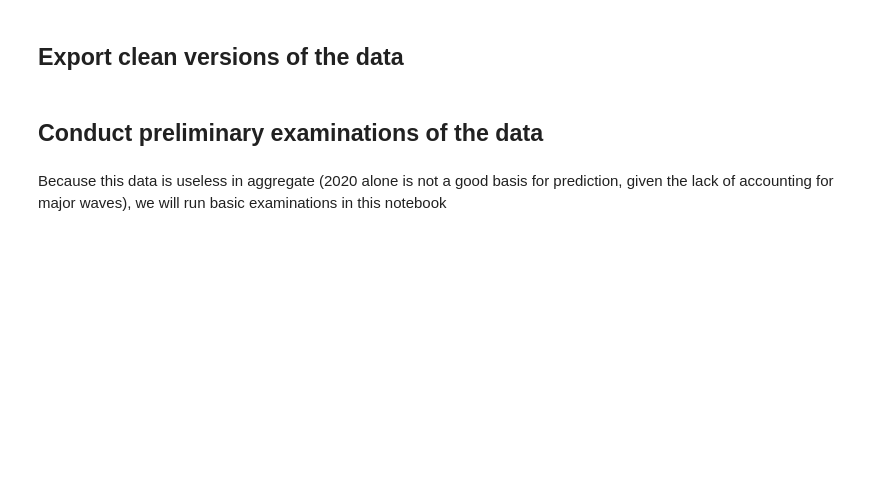
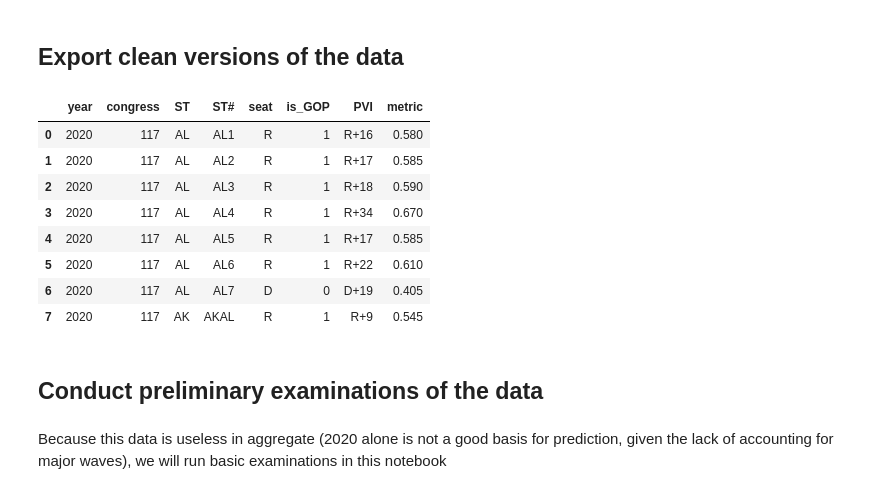
Before and after one commit to xadomatis/redistricting_project, a Jupyter notebook: cleaning/cleaning_117.ipynb, the cells around one changed output. Cells and saved outputs as stored; diff of their text form; code cells hidden in the pictures; blank space fills up the shorter version.

```diff
--- a/cleaning/cleaning_117.ipynb
+++ b/cleaning/cleaning_117.ipynb
@@ -218,7 +282,17 @@ pure_117.to_csv("/Users/xavier/Desktop/DSPP/solo_projects/redistricting_project/
 data_117 = pvi_117[["year","congress","ST","ST#","seat","is_GOP","PVI","metric"]]
 data_117.to_csv("/Users/xavier/Desktop/DSPP/solo_projects/redistricting_project/clean_data/full_districts/data_117.csv",index=False)
 # %%
-data_117.head()
+data_117.head(8)
+# %% [output]
+|  | year | congress | ST | ST# | seat | is_GOP | PVI | metric |
+| 0 | 2020 | 117 | AL | AL1 | R | 1 | R+16 | 0.580 |
+| 1 | 2020 | 117 | AL | AL2 | R | 1 | R+17 | 0.585 |
+| 2 | 2020 | 117 | AL | AL3 | R | 1 | R+18 | 0.590 |
+| 3 | 2020 | 117 | AL | AL4 | R | 1 | R+34 | 0.670 |
+| 4 | 2020 | 117 | AL | AL5 | R | 1 | R+17 | 0.585 |
+| 5 | 2020 | 117 | AL | AL6 | R | 1 | R+22 | 0.610 |
+| 6 | 2020 | 117 | AL | AL7 | D | 0 | D+19 | 0.405 |
+| 7 | 2020 | 117 | AK | AKAL | R | 1 | R+9 | 0.545 |
 # %% [markdown]
 ## Conduct preliminary examinations of the data
 # %% [markdown]
```
Also changed, not shown: parts of 15 cells of this notebook, 8 other files.
